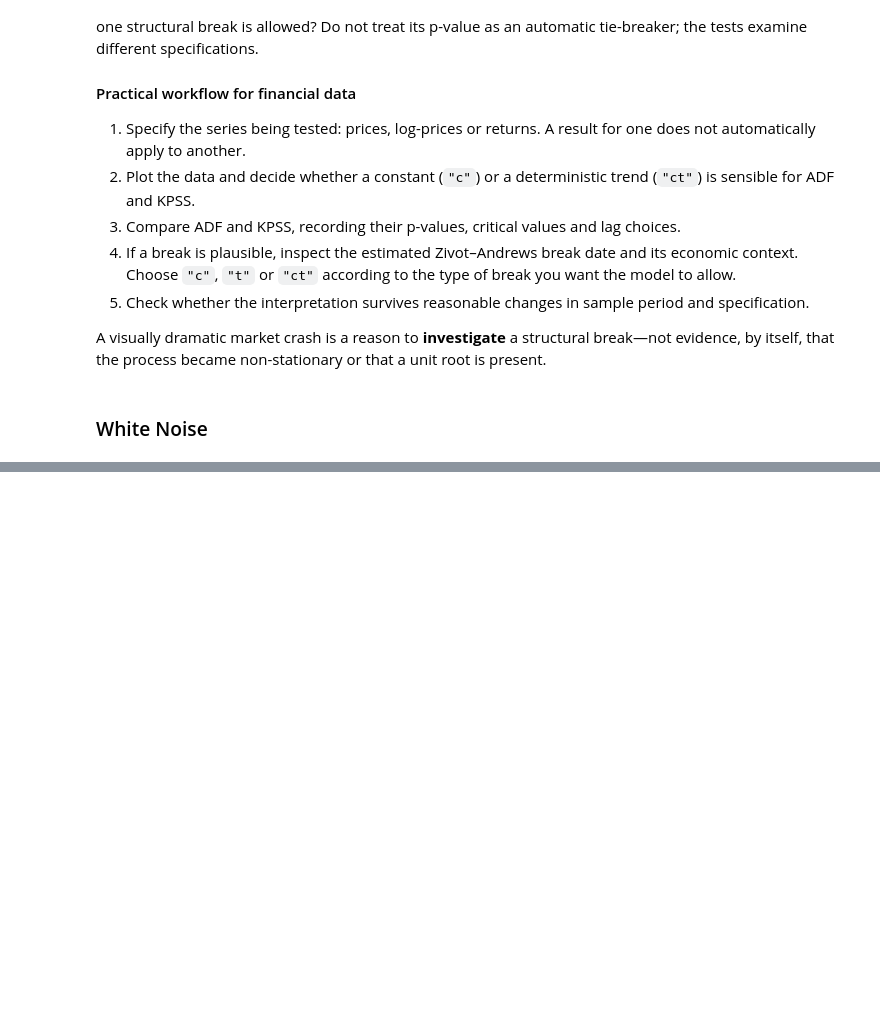
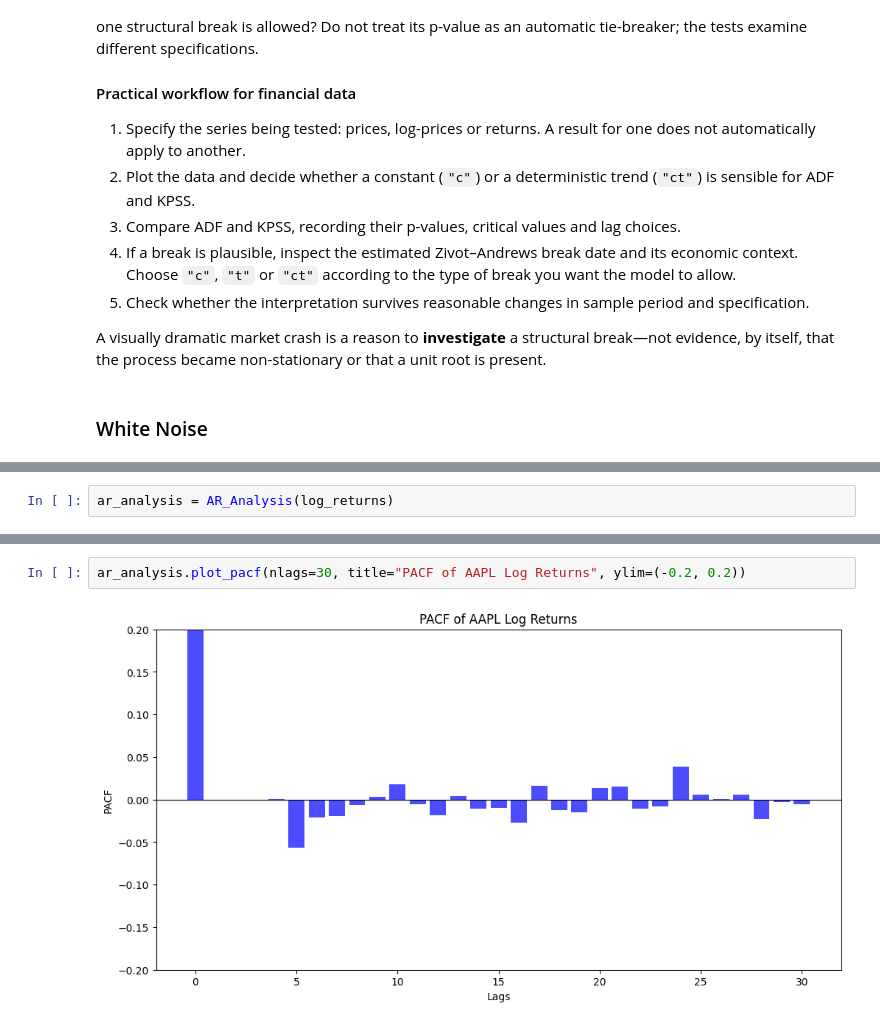
Before and after one commit to Aurami11/financial_times_series, a Jupyter notebook: 2_simple_linear_times_series.ipynb, the cells around one changed output, grey strips where cells are left out. Cells and saved outputs as stored; diff of their text form; blank space fills up the shorter version.

Commit message:
PACF

```diff
--- a/2_simple_linear_times_series.ipynb
+++ b/2_simple_linear_times_series.ipynb
@@ -175,0 +282,2 @@ A visually dramatic market crash is a reason to **investigate** a structural bre
+# %%
+ar_analysis = AR_Analysis(log_returns)
@@ -175,0 +294,4 @@ A visually dramatic market crash is a reason to **investigate** a structural bre
+# %%
+ar_analysis.plot_pacf(nlags=30, title="PACF of AAPL Log Returns", ylim=(-0.2, 0.2))
+# %% [output]
+[figure, added]
```
Also changed, not shown: parts of 20 cells of this notebook, 2 other files.
